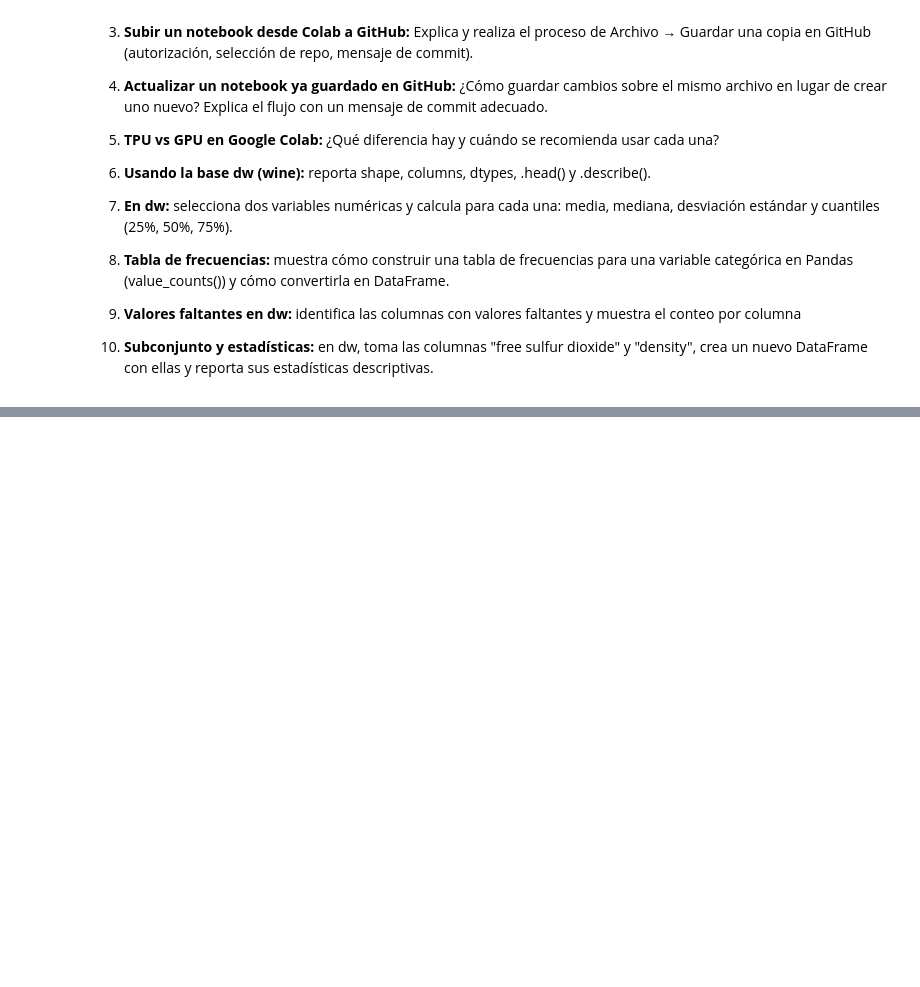
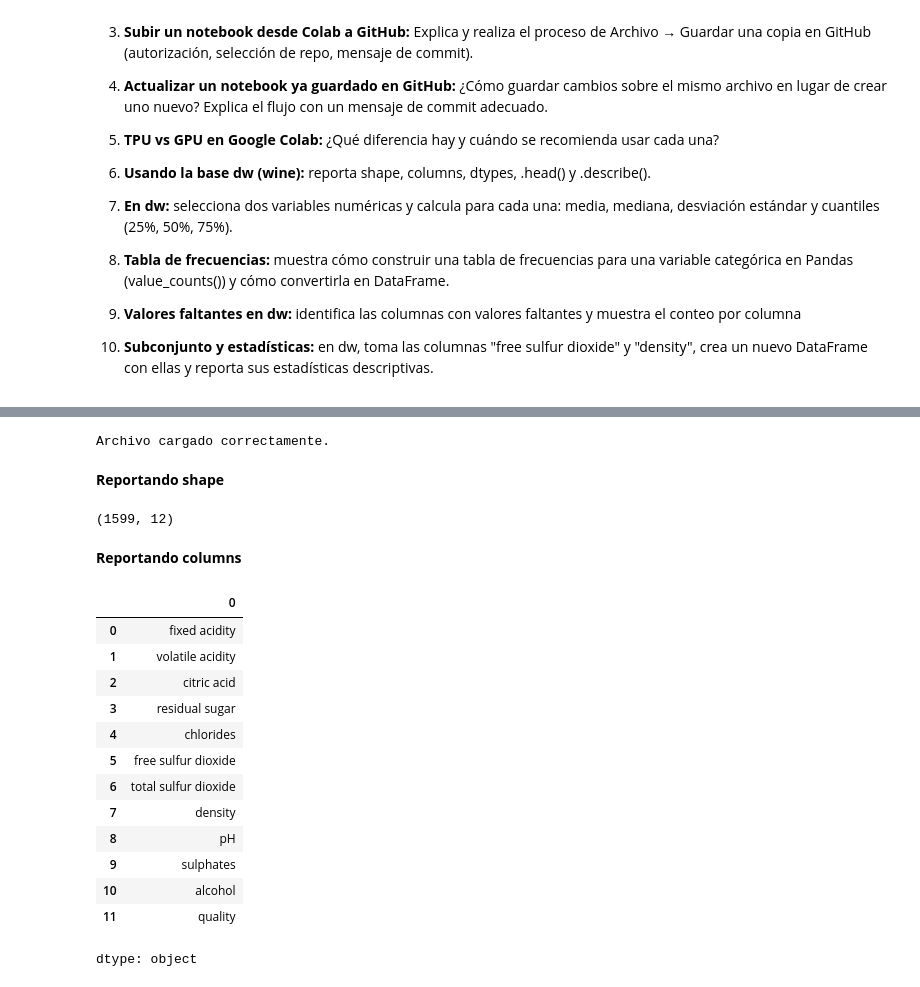
Before and after one commit to laurasculmav-maker/SISTEMAS-AVANZADOS-DE-PRODUCCION-CON-PYTHON-LUNES-Y-JUEVES-, a Jupyter notebook: Culma_Laura_Riscanevo_Yeraldin_ipynb.ipynb, the cells around one changed output, grey strips where cells are left out. Cells and saved outputs as stored; diff of their text form; code cells hidden in the pictures; blank space fills up the shorter version.

```diff
--- a/Culma_Laura_Riscanevo_Yeraldin_ipynb.ipynb
+++ b/Culma_Laura_Riscanevo_Yeraldin_ipynb.ipynb
@@ -1020,0 +1074,38 @@ https://github.com/laurasculmav-maker/SISTEMAS-AVANZADOS-DE-PRODUCCION-CON-PYTHO
+# %%
+try:
+  datos = pd.read_csv('https://archive.ics.uci.edu/ml/machine-learning-databases/wine-quality/winequality-red.csv', sep=';')
+except FileNotFoundError:
+    print("Error: el archivo no existe en la ruta indicada.")
+except pd.errors.EmptyDataError:
+    print("Error: el archivo está vacío.")
+except pd.errors.ParserError:
+    print("Error: el archivo tiene un formato incorrecto.")
+else:
+    print("Archivo cargado correctamente.")
+# %% [output]
+Archivo cargado correctamente.
+# %% [markdown]
+**Reportando shape**
+# %%
+datos.shape
+# %% [output]
+(1599, 12)
+# %% [markdown]
+**Reportando columns**
+# %%
+pd.Series(datos.columns )
+# %% [output]
+|  | 0 |
+| 0 | fixed acidity |
+| 1 | volatile acidity |
+| 2 | citric acid |
+| 3 | residual sugar |
+| 4 | chlorides |
+| 5 | free sulfur dioxide |
+| 6 | total sulfur dioxide |
+| 7 | density |
+| 8 | pH |
+| 9 | sulphates |
+| 10 | alcohol |
+| 11 | quality |
+dtype: object
```
Also changed, not shown: parts of 48 cells of this notebook.
